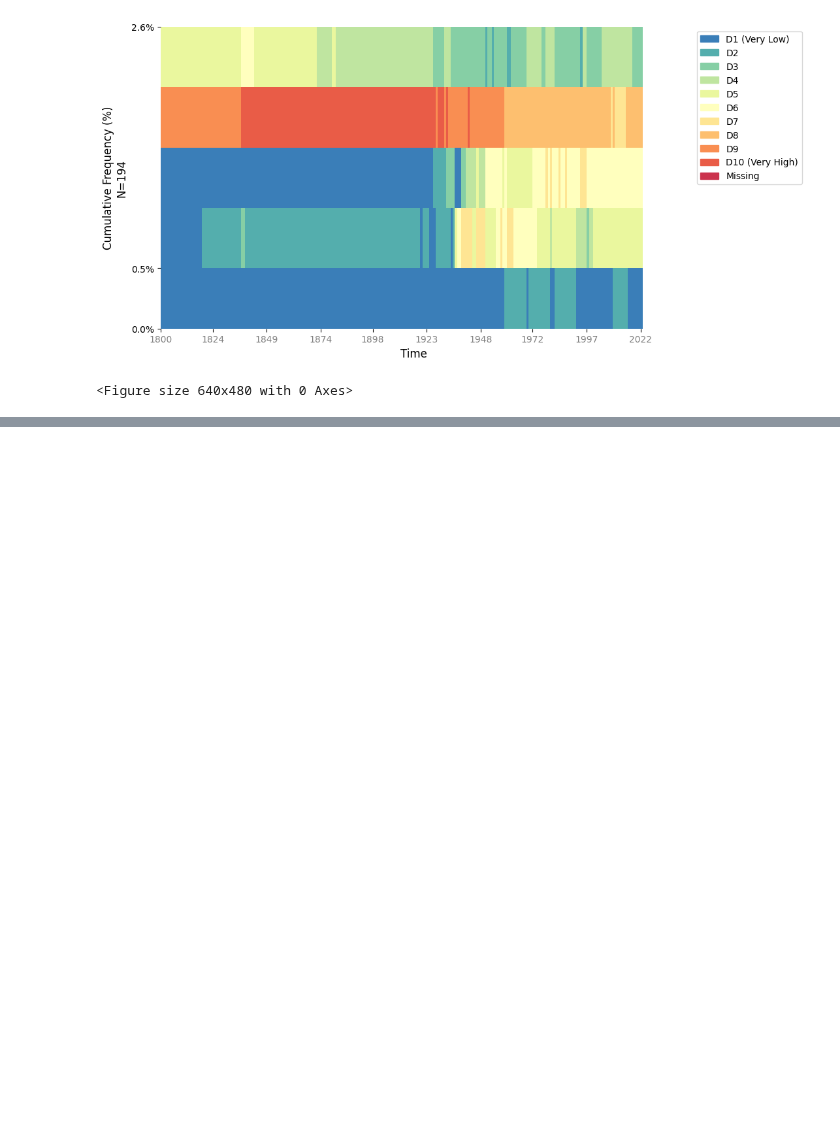
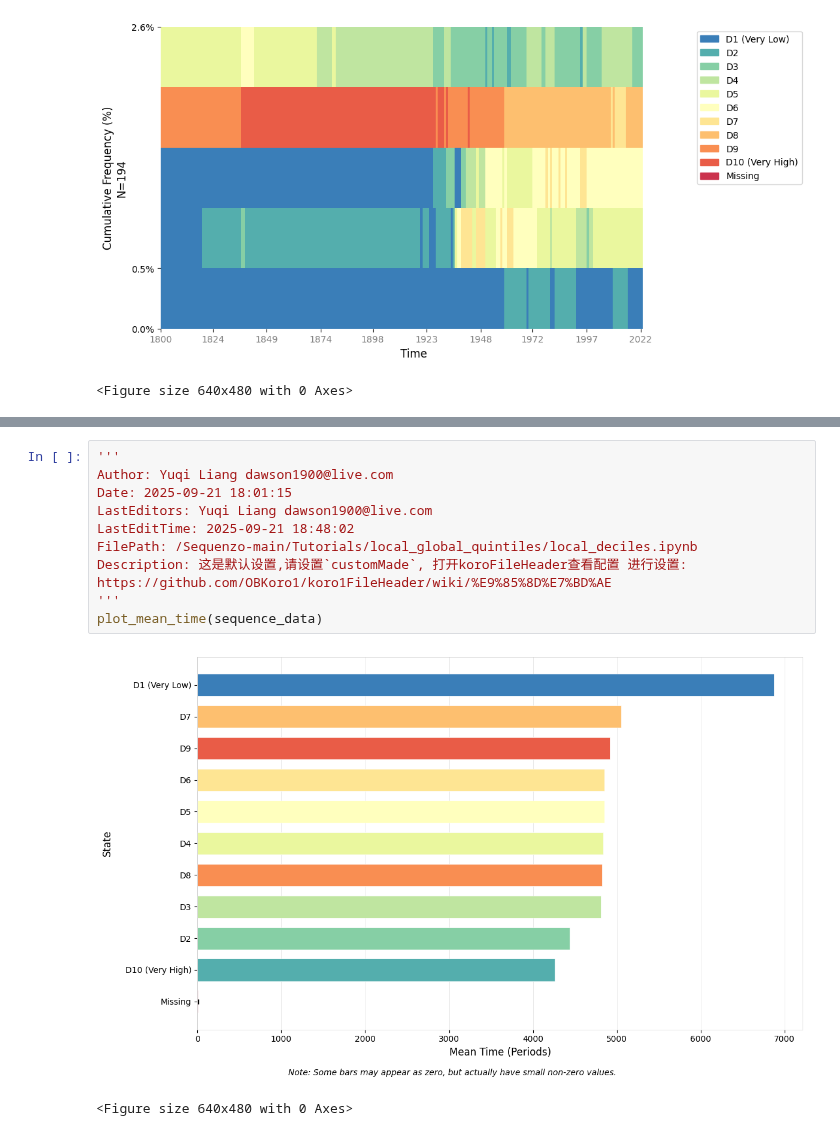
Before and after one commit to sdaza/Sequenzo, a Jupyter notebook: Tutorials/local_global_quintiles/local_deciles.ipynb, the cells around one changed output, grey strips where cells are left out. Drawn from its saved outputs; the diff is of its cells as text; blank space fills up the shorter version.

Commit message:
1. Debugged the visualization issue when the label does not exist in the original data

```diff
--- a/Tutorials/local_global_quintiles/local_deciles.ipynb
+++ b/Tutorials/local_global_quintiles/local_deciles.ipynb
@@ -99,0 +99,13 @@ KeyError: 'D1 (Very Low)'
+# %%
+'''
+Author: Yuqi Liang dawson1900@live.com
+Date: 2025-09-21 18:01:15
+LastEditors: Yuqi Liang dawson1900@live.com
+LastEditTime: 2025-09-21 18:48:02
+FilePath: /Sequenzo-main/Tutorials/local_global_quintiles/local_deciles.ipynb
+Description: 这是默认设置,请设置`customMade`, 打开koroFileHeader查看配置 进行设置: https://github.com/OBKoro1/koro1FileHeader/wiki/%E9%85%8D%E7%BD%AE
+'''
+plot_mean_time(sequence_data)
+# %% [output]
+[figure, added]
+<Figure size 640x480 with 0 Axes>
```
Also changed, not shown: parts of 1 cell of this notebook, 4 other files.
